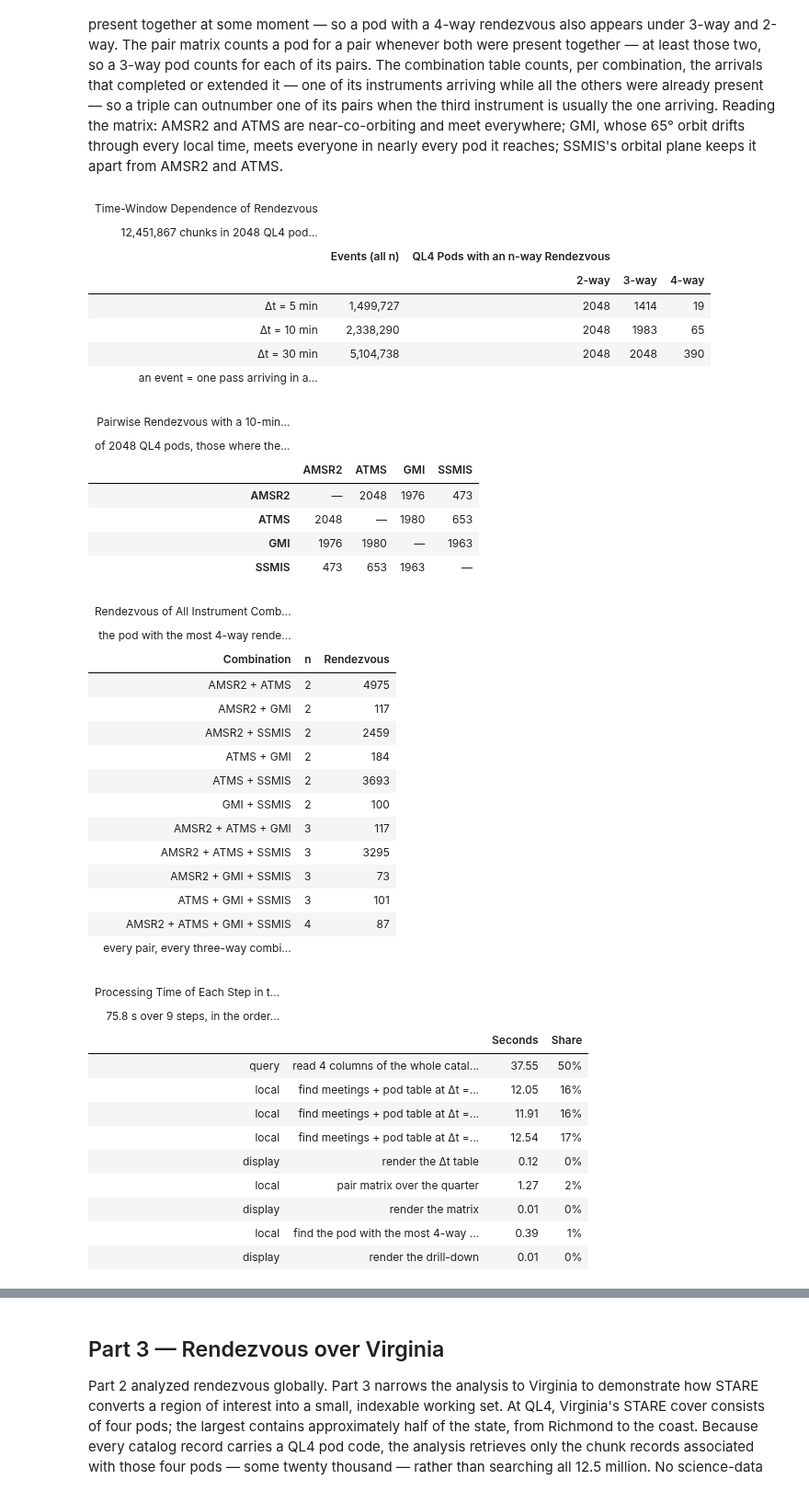
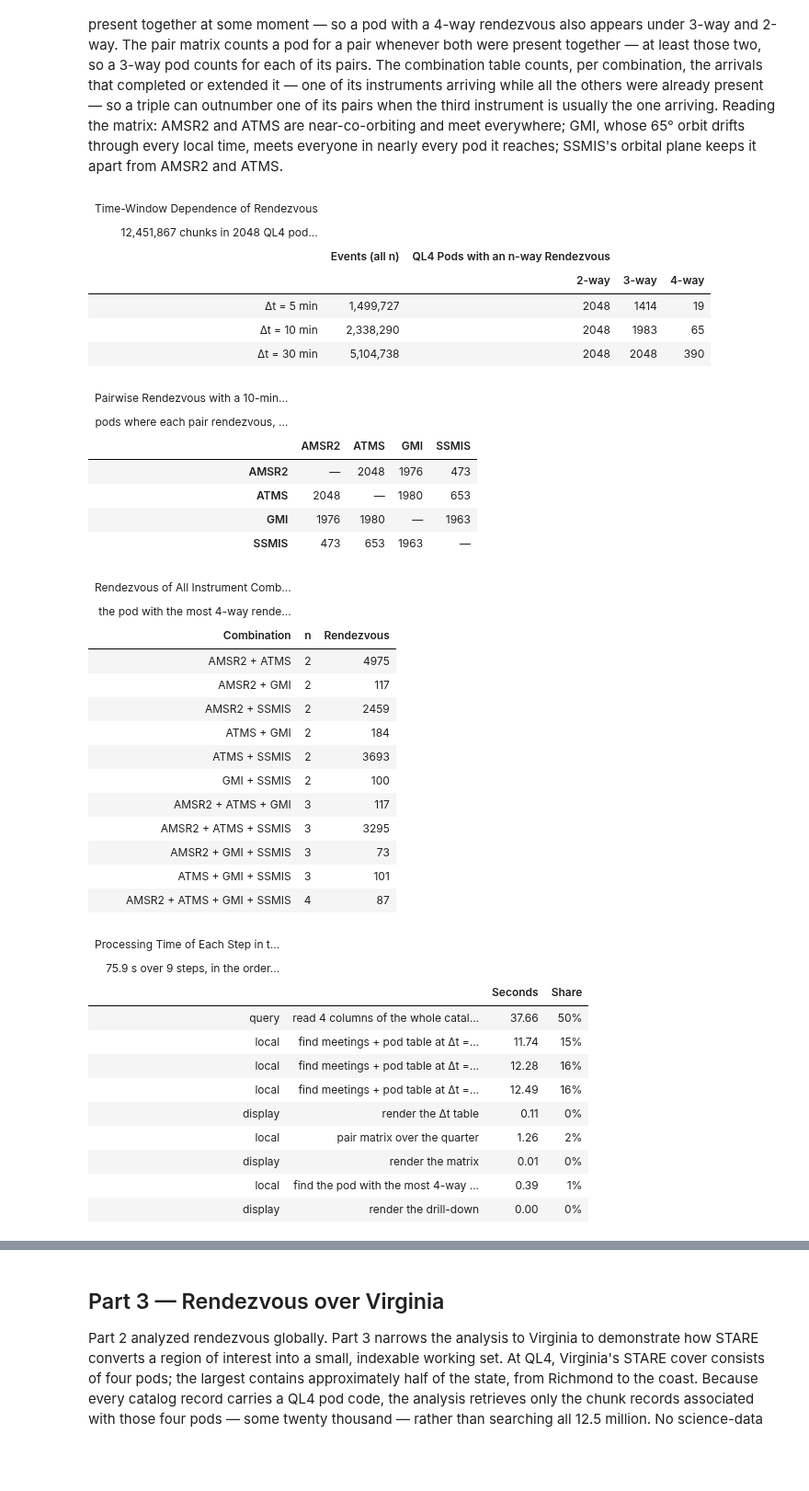
Before and after one commit to SpatioTemporal/STAREPandas, a Jupyter notebook: starepandas/s3_starepods_examples_video_v6.ipynb, the cells around one changed output, grey strips where cells are left out. Shown at 92% size. Cells and saved outputs as stored; diff of their text form; code cells hidden in the pictures; blank space fills up the shorter version.

```diff
--- a/starepandas/s3_starepods_examples_video_v6.ipynb
+++ b/starepandas/s3_starepods_examples_video_v6.ipynb
@@ -513,9 +500,6 @@ with T.step('display', 'render the Δt table'):
         .fmt_integer(columns=['events'])
         .tab_spanner(label="QL4 Pods with an n-way Rendezvous", columns=way_cols)
         .cols_label(window="", events="Events (all n)")
-        .tab_source_note("an event = one pass arriving in a pod while other instruments are still "
-                         "present within Δt, counted once at its own n; a pod counts under n-way "
-                         "when at least n instruments were present together")
     )
 
 with T.step('local', 'pair matrix over the quarter'):
@@ -527,9 +511,12 @@ with T.step('display', 'render the matrix'):
     display(
         GT(q_matrix.reset_index(drop=True), rowname_col='instrument')
         .tab_header(title=f"Pairwise Rendezvous with a {PART2_MIN}-min Window",
-                    subtitle=f"of {8 * 4 ** STARE_LEVEL} QL{STARE_LEVEL} pods, those where the two instruments "
-                             f"were present together within {PART2_MIN} minutes — at least those two: "
-                             "a 3-way counts for each of its pairs")
+                    subtitle=f"pods where each pair rendezvous, of {8 * 4 ** STARE_LEVEL} QL{STARE_LEVEL} "
+                             "pods; AMSR2 and ATMS are near-co-orbiting and meet "
+                             "everywhere, GMI meets everyone in nearly every pod its "
+                             "65° orbit reaches, SSMIS's orbital plane keeps it apart from "
+                             "AMSR2 and ATMS (it still meets GMI, whose orbit drifts through "
+                             "every local time)")
     )
 
 with T.step('local', 'find the pod with the most 4-way rendezvous, drill into it'):
@@ -546,11 +533,6 @@ with T.step('display', 'render the drill-down'):
         .tab_header(title=f"Rendezvous of All Instrument Combinations in Pod {quad_pod}",
                     subtitle=f"the pod with the most 4-way rendezvous within {PART2_MIN} minutes "
                              f"({quad_counts.iloc[0]}), one of {n_quad} such pods")
-        .tab_source_note("every pair, every three-way combination and the full 4-way; "
-                         "Rendezvous = how often one of the combination's instruments arrived "
-                         "while all the others were already present, over three months — so a "
-                         "triple can outnumber one of its pairs when the third instrument is "
-                         f"usually the one arriving; the pod sits at {locate(quad_pod)}")
         .cols_label(instruments="Combination", n_instruments="n",
                     frequency="Rendezvous")
         # left-aligned throughout, like the two tables above it
@@ -560,44 +542,42 @@ del quarter
 display(T.table("Processing Time of Each Step in this Part 2 Cell"))
 # %% [output]
 | Time-Window Dependence of Rendezvous |  |  |  |  |
 | 12,451,867 chunks in 2048 QL4 pod... |  |  |  |  |
 |  | Events (all n) | QL4 Pods with an n-way Rendezvous |  |  |
 |  |  | 2-way | 3-way | 4-way |
 | Δt = 5 min | 1,499,727 | 2048 | 1414 | 19 |
 | Δt = 10 min | 2,338,290 | 2048 | 1983 | 65 |
 | Δt = 30 min | 5,104,738 | 2048 | 2048 | 390 |
-| an event = one pass arriving in a... |  |  |  |  |
 | Pairwise Rendezvous with a 10-min... |  |  |  |  |
-| of 2048 QL4 pods, those where the... |  |  |  |  |
+| pods where each pair rendezvous, ... |  |  |  |  |
 |  | AMSR2 | ATMS | GMI | SSMIS |
 | AMSR2 | — | 2048 | 1976 | 473 |
 | ATMS | 2048 | — | 1980 | 653 |
 | GMI | 1976 | 1980 | — | 1963 |
 | SSMIS | 473 | 653 | 1963 | — |
 | Rendezvous of All Instrument Comb... |  |  |
 | the pod with the most 4-way rende... |  |  |
 | Combination | n | Rendezvous |
 | AMSR2 + ATMS | 2 | 4975 |
 | AMSR2 + GMI | 2 | 117 |
 | AMSR2 + SSMIS | 2 | 2459 |
 | ATMS + GMI | 2 | 184 |
 | ATMS + SSMIS | 2 | 3693 |
 | GMI + SSMIS | 2 | 100 |
 | AMSR2 + ATMS + GMI | 3 | 117 |
 | AMSR2 + ATMS + SSMIS | 3 | 3295 |
 | AMSR2 + GMI + SSMIS | 3 | 73 |
 | ATMS + GMI + SSMIS | 3 | 101 |
 | AMSR2 + ATMS + GMI + SSMIS | 4 | 87 |
-| every pair, every three-way combi... |  |  |
 | Processing Time of Each Step in t... |  |  |  |
-| 75.8 s over 9 steps, in the order... |  |  |  |
+| 75.9 s over 9 steps, in the order... |  |  |  |
 |  |  | Seconds | Share |
-| query | read 4 columns of the whole catal... | 37.55 | 50% |
-| local | find meetings + pod table at Δt =... | 12.05 | 16% |
-| local | find meetings + pod table at Δt =... | 11.91 | 16% |
-| local | find meetings + pod table at Δt =... | 12.54 | 17% |
-| display | render the Δt table | 0.12 | 0% |
-| local | pair matrix over the quarter | 1.27 | 2% |
+| query | read 4 columns of the whole catal... | 37.66 | 50% |
+| local | find meetings + pod table at Δt =... | 11.74 | 15% |
+| local | find meetings + pod table at Δt =... | 12.28 | 16% |
+| local | find meetings + pod table at Δt =... | 12.49 | 16% |
+| display | render the Δt table | 0.11 | 0% |
+| local | pair matrix over the quarter | 1.26 | 2% |
 | display | render the matrix | 0.01 | 0% |
 | local | find the pod with the most 4-way ... | 0.39 | 1% |
-| display | render the drill-down | 0.01 | 0% |
+| display | render the drill-down | 0.00 | 0% |
```
Also changed, not shown: parts of 11 cells of this notebook, 1 other file.
